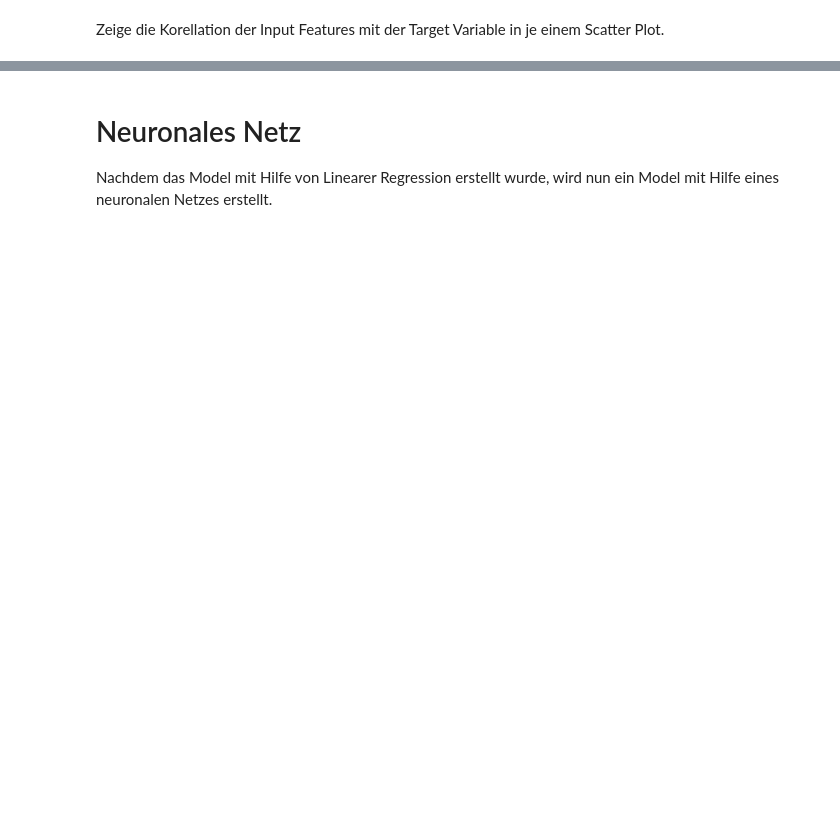
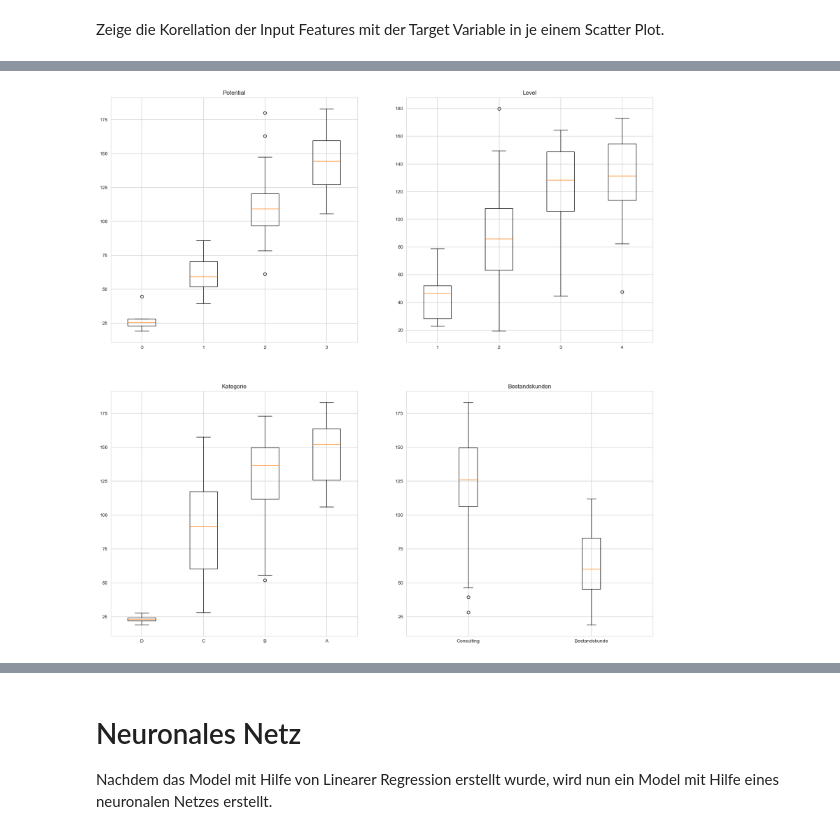
Before and after one commit to bauersebastian/pa_data_science_vawi, a Jupyter notebook: pa_ds_vawi.ipynb, the cells around one changed output, grey strips where cells are left out. Drawn from its saved outputs; the diff is of its cells as text; code cells hidden in the pictures; blank space fills up the shorter version.

```diff
--- a/pa_ds_vawi.ipynb
+++ b/pa_ds_vawi.ipynb
@@ -259,3 +345,26 @@ plt.show()
+# %%
+# create a boxplot of the input features with the target variable
+# show the boxplot for 'Potential', 'Level', 'Kategorie' and 'Bestandskunden'
+fig, axs = plt.subplots(2, 2, figsize=(20, 20))
+# boxplot for 'Potential' which is a categorical variable with 4 levels from 0 to 3
+axs[0, 0].boxplot([input_df[input_df['Potential'] == 0]['Tage'], input_df[input_df['Potential'] == 1]['Tage'], input_df[input_df['Potential'] == 2]['Tage'], input_df[input_df['Potential'] == 3]['Tage']])
+axs[0, 0].set_title('Potential')
+axs[0, 0].set_xticklabels(['0', '1', '2', '3'])
+# boxplot for 'Level' which is a categorical variable with 4 levels from 1 to 4
+axs[0, 1].boxplot([input_df[input_df['Level'] == 1]['Tage'], input_df[input_df['Level'] == 2]['Tage'], input_df[input_df['Level'] == 3]['Tage'], input_df[input_df['Level'] == 4]['Tage']])
+axs[0, 1].set_title('Level')
+axs[0, 1].set_xticklabels(['1', '2', '3', '4'])
+# boxplot for 'Kategorie' which is a categorical variable with 4 levels from D to A
+axs[1, 0].boxplot([input_df[input_df['Kategorie'] == 0]['Tage'], input_df[input_df['Kategorie'] == 1]['Tage'], input_df[input_df['Kategorie'] == 2]['Tage'], input_df[input_df['Kategorie'] == 3]['Tage']])
+axs[1, 0].set_title('Kategorie')
+axs[1, 0].set_xticklabels(['D', 'C', 'B', 'A'])
+axs[1, 1].boxplot([input_df[input_df['Bestandskunden'] == 0]['Tage'], input_df[input_df['Bestandskunden'] == 1]['Tage']])
+axs[1, 1].set_title('Bestandskunden')
+axs[1, 1].set_xticklabels(['Consulting', 'Bestandskunde'])
+
+plt.show()
+# %% [output]
+[figure, added]
 # %%
 import seaborn as sns
 
```
Also changed, not shown: parts of 15 cells of this notebook, 2 other files.
